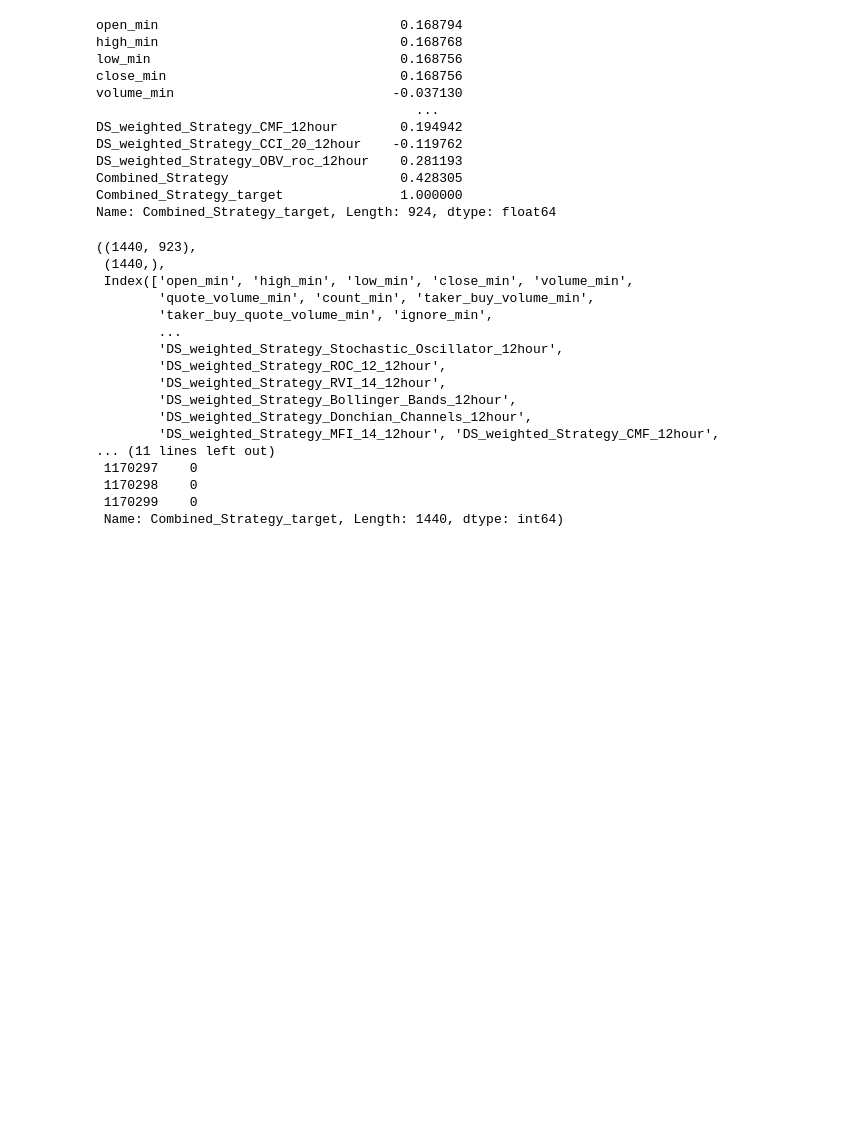
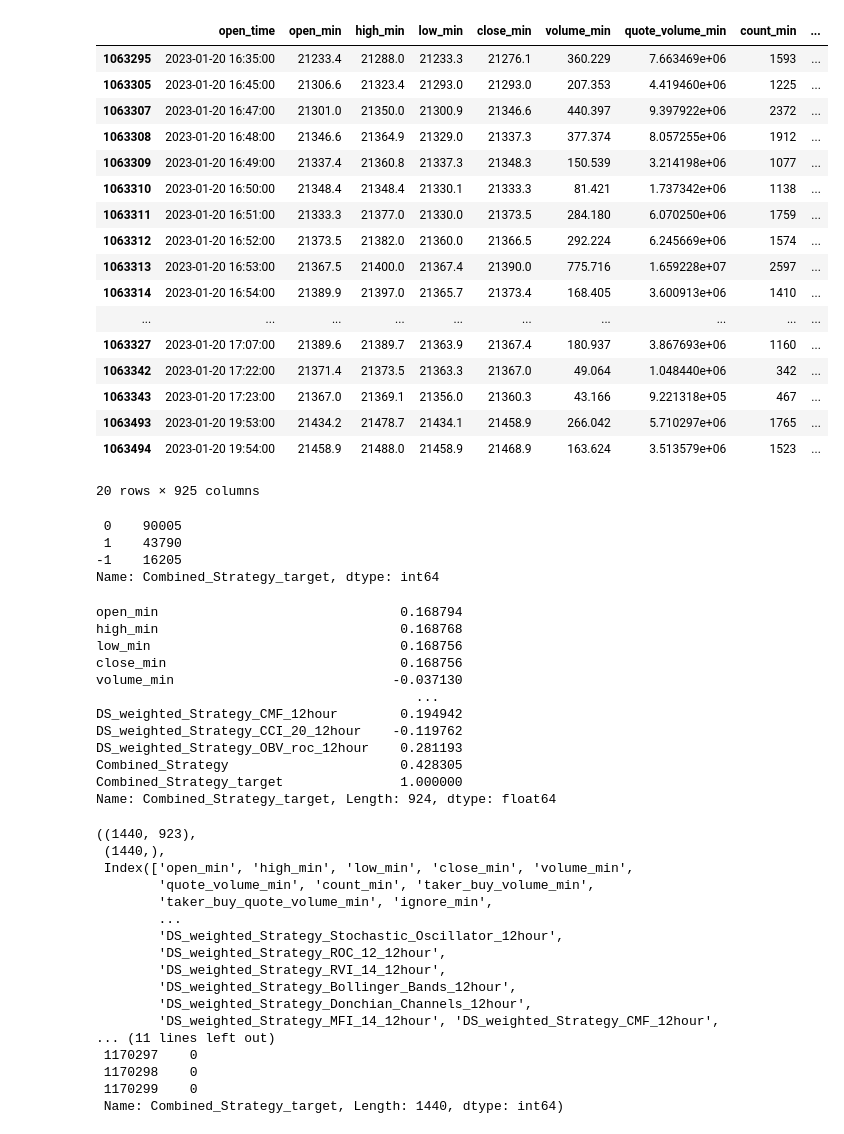
Before and after one commit to Tababy/capstone, a Jupyter notebook: capstone.ipynb, the cells around one changed output. Saved outputs shown, nothing was run; the diff lists cells and outputs as text; code cells hidden in the pictures; blank space fills up the shorter version.

```diff
--- a/capstone.ipynb
+++ b/capstone.ipynb
@@ -28,6 +34,27 @@ for time_frame, weight in time_frame_weights.items():
     for column in df.columns:
         if time_frame in column and ('Strategy') in column and 'weighted' not in column:
             df[f'DS_weighted_{column}'] = df[column] * weight
+# %%
+df[df['Combined_Strategy_target']==-1]
+# %% [output]
+|  | open_time | open_min | high_min | low_min | close_min | volume_min | quote_volume_min | count_min | ... |
+| 1063295 | 2023-01-20 16:35:00 | 21233.4 | 21288.0 | 21233.3 | 21276.1 | 360.229 | 7.663469e+06 | 1593 | ... |
+| 1063305 | 2023-01-20 16:45:00 | 21306.6 | 21323.4 | 21293.0 | 21293.0 | 207.353 | 4.419460e+06 | 1225 | ... |
+| 1063307 | 2023-01-20 16:47:00 | 21301.0 | 21350.0 | 21300.9 | 21346.6 | 440.397 | 9.397922e+06 | 2372 | ... |
+| 1063308 | 2023-01-20 16:48:00 | 21346.6 | 21364.9 | 21329.0 | 21337.3 | 377.374 | 8.057255e+06 | 1912 | ... |
+| 1063309 | 2023-01-20 16:49:00 | 21337.4 | 21360.8 | 21337.3 | 21348.3 | 150.539 | 3.214198e+06 | 1077 | ... |
+| 1063310 | 2023-01-20 16:50:00 | 21348.4 | 21348.4 | 21330.1 | 21333.3 | 81.421 | 1.737342e+06 | 1138 | ... |
+| 1063311 | 2023-01-20 16:51:00 | 21333.3 | 21377.0 | 21330.0 | 21373.5 | 284.180 | 6.070250e+06 | 1759 | ... |
+| 1063312 | 2023-01-20 16:52:00 | 21373.5 | 21382.0 | 21360.0 | 21366.5 | 292.224 | 6.245669e+06 | 1574 | ... |
+| 1063313 | 2023-01-20 16:53:00 | 21367.5 | 21400.0 | 21367.4 | 21390.0 | 775.716 | 1.659228e+07 | 2597 | ... |
+| 1063314 | 2023-01-20 16:54:00 | 21389.9 | 21397.0 | 21365.7 | 21373.4 | 168.405 | 3.600913e+06 | 1410 | ... |
+| ... | ... | ... | ... | ... | ... | ... | ... | ... | ... |
+| 1063327 | 2023-01-20 17:07:00 | 21389.6 | 21389.7 | 21363.9 | 21367.4 | 180.937 | 3.867693e+06 | 1160 | ... |
+| 1063342 | 2023-01-20 17:22:00 | 21371.4 | 21373.5 | 21363.3 | 21367.0 | 49.064 | 1.048440e+06 | 342 | ... |
+| 1063343 | 2023-01-20 17:23:00 | 21367.0 | 21369.1 | 21356.0 | 21360.3 | 43.166 | 9.221318e+05 | 467 | ... |
+| 1063493 | 2023-01-20 19:53:00 | 21434.2 | 21478.7 | 21434.1 | 21458.9 | 266.042 | 5.710297e+06 | 1765 | ... |
+| 1063494 | 2023-01-20 19:54:00 | 21458.9 | 21488.0 | 21458.9 | 21468.9 | 163.624 | 3.513579e+06 | 1523 | ... |
+20 rows × 925 columns
 # %%
 # Combine the weighted strategies
 df['Combined_Strategy'] = df.filter(regex='weighted_Strategy').sum(axis=1)
@@ -41,6 +68,17 @@ negative_threshold = df['Combined_Strategy'].describe().T['25%'] - (df['Combined
 df['Combined_Strategy_target'] = df['Combined_Strategy'].apply(
     lambda x: 1 if x > positive_threshold else (-1 if x < negative_threshold else 0)
 )
+# %%
+# I take the data on 25 quantile of the Combined Strategy Indicator to open a SELL position, the data on NEUTRAL is the data inside a boxplot, and the data of BUY positions is up form the 75 quanitle to max.
+# This is of course not an ideal accomodation, but it will suffice the momentarily need of having a balance in data classes
+# So subsets of the data could be taken to do a proof of concept of the whole pipeline and a resonable time of the contest purposes
+# WHile mantaining somehow an equlibrium for target variable
+df['Combined_Strategy_target'].iloc[-150000:].value_counts() # Distirbution of Strategy form beginning of 2023 till APR 4 2023
+# %% [output]
+ 0    90005
+ 1    43790
+-1    16205
+Name: Combined_Strategy_target, dtype: int64
 # %%
 #df.corr()['Combined_Strategy_target'] # 28 minutes just to get correlations!!
 # %% [output]
```
Also changed, not shown: parts of 15 cells of this notebook.
